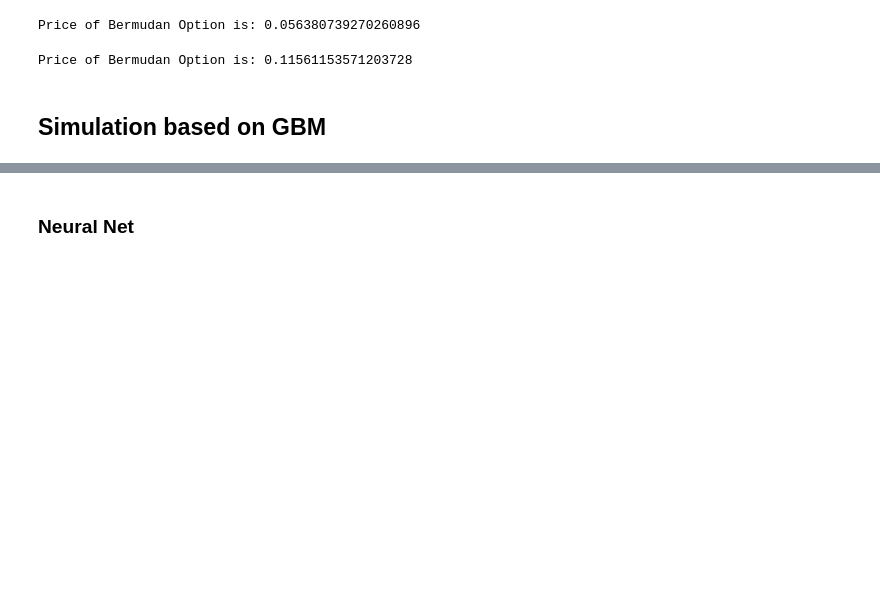
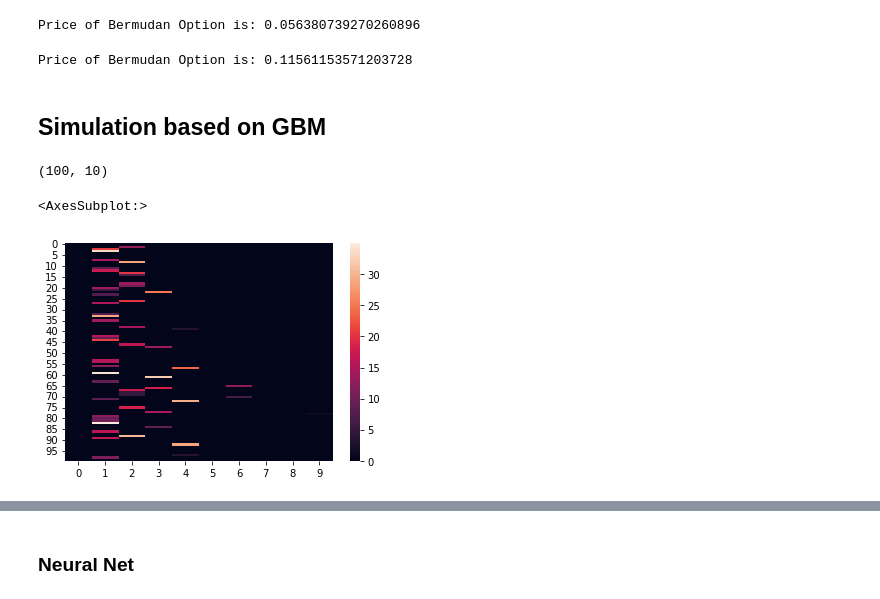
Before and after one commit to SByeUva/advance_computational_finance, a Jupyter notebook: bermudan_option_pricer.ipynb, the cells around one changed output, grey strips where cells are left out. Saved outputs shown, nothing was run; the diff lists cells and outputs as text; code cells hidden in the pictures; blank space fills up the shorter version.

```diff
--- a/bermudan_option_pricer.ipynb
+++ b/bermudan_option_pricer.ipynb
@@ -100 +184,10 @@ for i in range(100):
     americans[i] =  np.sum(option_cash_flow)/realizations
+# %%
+cash_flows.shape
+# %% [output]
+(100, 10)
+# %%
+sns.heatmap(cash_flows)
+# %% [output]
+<AxesSubplot:>
+[figure, added]
```
Also changed, not shown: parts of 24 cells of this notebook, 3 other files.
